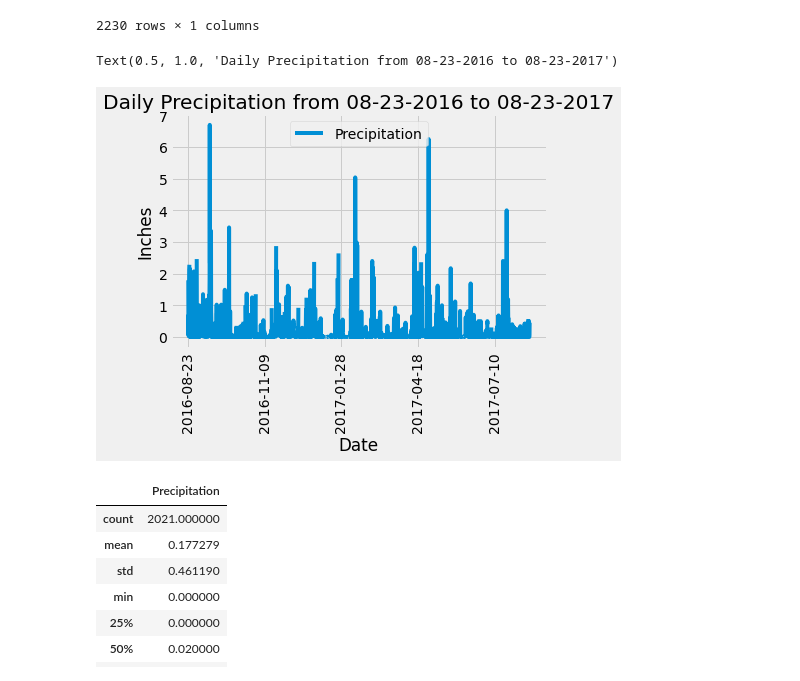
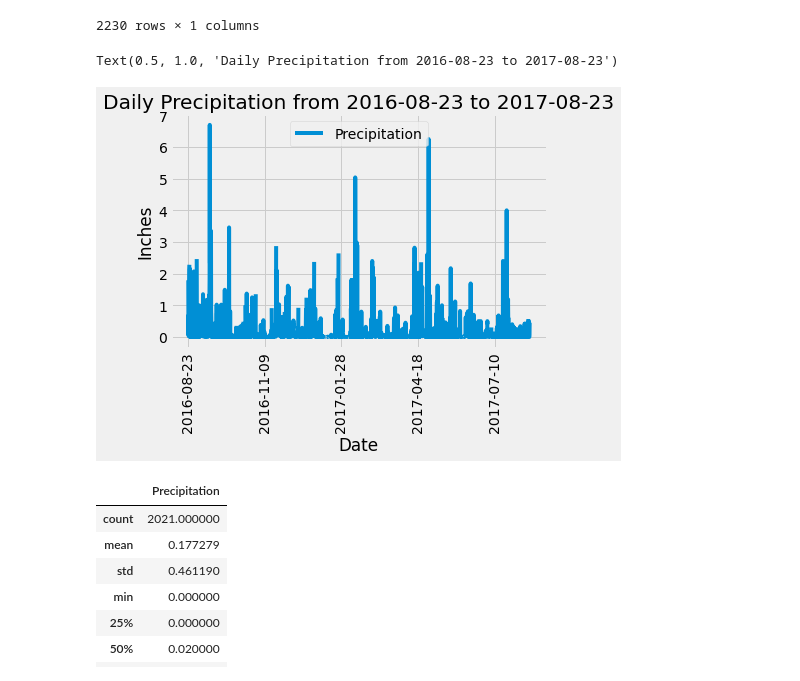
Before and after one commit to JGarvert/SQLAlchemy, a Jupyter notebook: climate_starter.ipynb, the cells around one changed output. Drawn from its saved outputs; the diff is of its cells as text; code cells hidden in the pictures.

```diff
--- a/climate_starter.ipynb
+++ b/climate_starter.ipynb
@@ -129,11 +116,11 @@ precipitation_df_sort
 # %%
 # Use Pandas Plotting with Matplotlib to plot the data
 ax = precipitation_df_sort.plot(rot=90)
 ax.set_ylabel('Inches')
-ax.set_title('Daily Precipitation from 08-23-2016 to 08-23-2017')
+ax.set_title(f"Daily Precipitation from {prior_year_date} to {most_recent_date}")
 # %% [output]
-Text(0.5, 1.0, 'Daily Precipitation from 08-23-2016 to 08-23-2017')
+Text(0.5, 1.0, 'Daily Precipitation from 2016-08-23 to 2017-08-23')
-[figure, old version]
+[figure, new version]
 # %%
 # Use Pandas to calcualte the summary statistics for the precipitation data
 precipitation_df_sort.describe()
```
Also changed, not shown: parts of 9 cells of this notebook.
